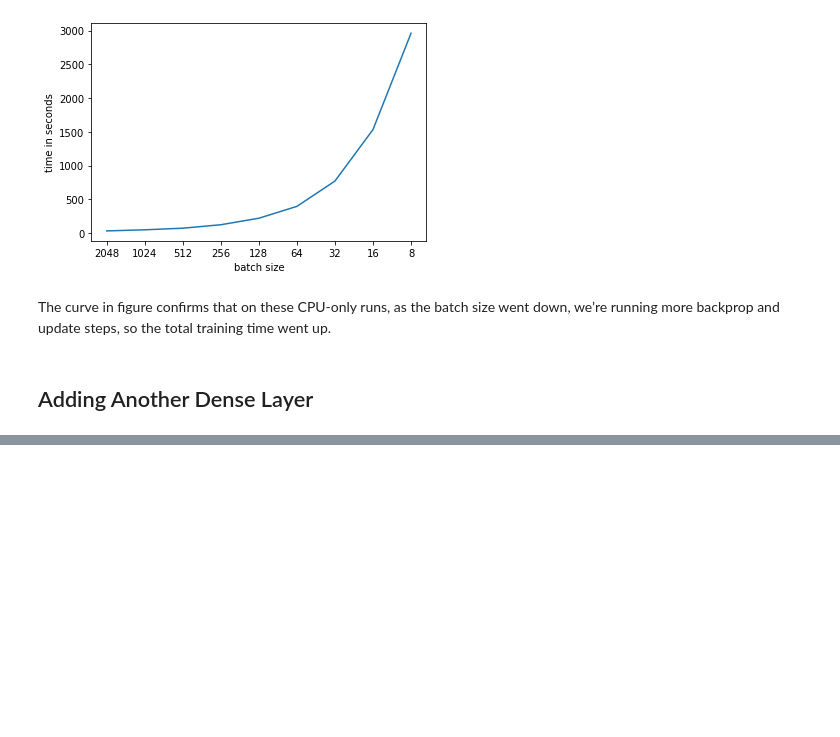
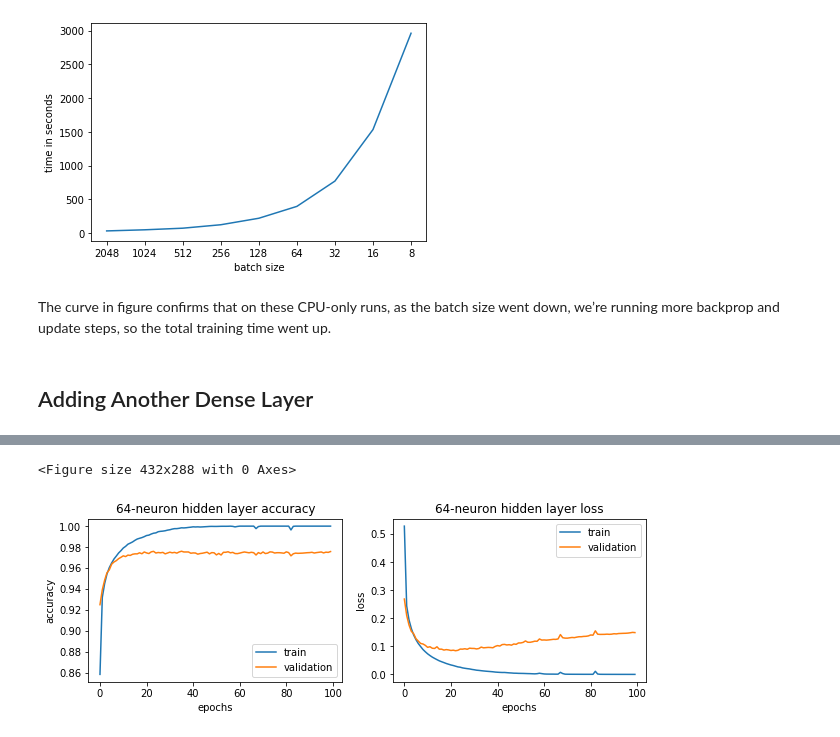
Before and after one commit to rahiakela/deep-learning--from-basics-to-practice, a Jupyter notebook: 1_improving_the_model.ipynb, the cells around one changed output, grey strips where cells are left out. Saved outputs shown, nothing was run; the diff lists cells and outputs as text; code cells hidden in the pictures; blank space fills up the shorter version.

```diff
--- a/1_improving_the_model.ipynb
+++ b/1_improving_the_model.ipynb
@@ -299,0 +388,22 @@ so the total training time went up.
+# %%
+# clear previous session
+keras.backend.clear_session()
+np.random.seed(42)
+tf.random.set_seed(42)
+
+def make_smaller_one_hidden_layer_model():
+  model = Sequential()
+  model.add(Dense(64, input_shape=[number_of_pixels], activation='relu'))
+
+  # add output layers only
+  model.add(Dense(number_of_classes, activation='softmax'))
+
+  # compile the model
+  model.compile(loss='categorical_crossentropy', optimizer='adam', metrics=['accuracy'])
+
+  return model
+# %%
+# train the model
+model_2 = make_smaller_one_hidden_layer_model()
+
+history_2 = model_2.fit(X_train, y_train, validation_data=(X_test, y_test), epochs=100, batch_size=256, verbose=2)
@@ -299,0 +428,26 @@ so the total training time went up.
+# %%
+plt.clf() # clear previuos figure
+
+xs = range(len(history_2.history['accuracy']))
+
+plt.figure(figsize=(10,3))
+plt.subplot(1, 2, 1)
+plt.plot(xs, history_2.history['accuracy'], label='train')
+plt.plot(xs, history_2.history['val_accuracy'], label='validation')
+plt.legend(loc='lower right')
+plt.xlabel('epochs')
+plt.ylabel('accuracy')
+plt.title('64-neuron hidden layer accuracy')
+
+plt.subplot(1, 2, 2)
+plt.plot(xs, history_2.history['loss'], label='train')
+plt.plot(xs, history_2.history['val_loss'], label='validation')
+plt.legend(loc='upper right')
+plt.xlabel('epochs')
+plt.ylabel('loss')
+plt.title('64-neuron hidden layer loss')
+
+plt.show()
+# %% [output]
+<Figure size 432x288 with 0 Axes>
+[figure, added]
```
Also changed, not shown: parts of 23 cells of this notebook.
